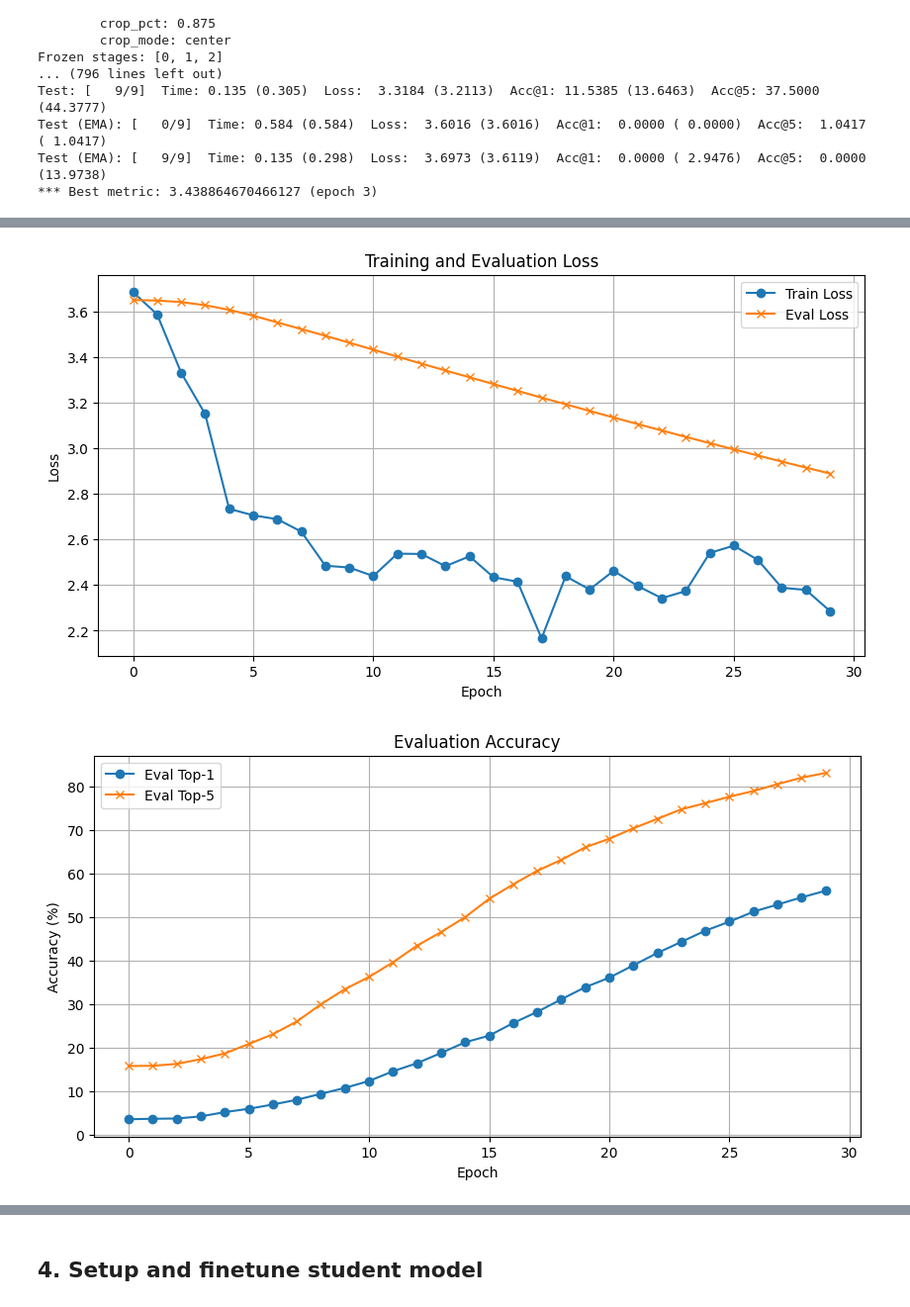
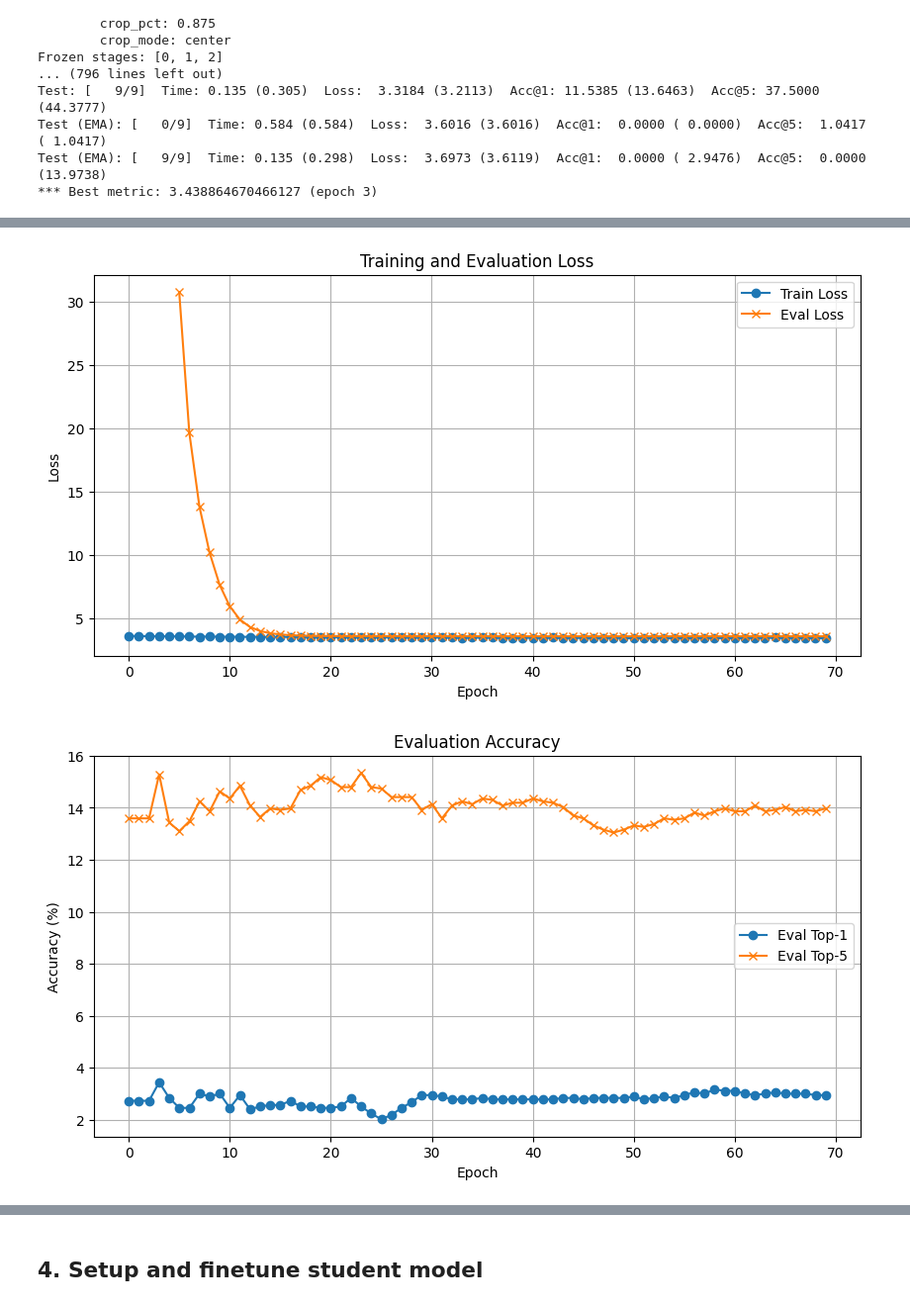
Before and after one commit to HenryNVP/fastvit-pet-mobile, a Jupyter notebook: notebooks/fastvit-pet.ipynb, the cells around one changed output, grey strips where cells are left out. Shown at 99% size. Saved outputs shown, nothing was run; the diff lists cells and outputs as text; code cells hidden in the pictures.

```diff
--- a/notebooks/fastvit-pet.ipynb
+++ b/notebooks/fastvit-pet.ipynb
@@ -264,33 +249,31 @@ You can find this file in the Colab file browser and download it.
 # %%
-import pandas as pd
-import matplotlib.pyplot as plt
 
 # Load the CSV summary
-summary_path = '/content/fastvit-pet-mobile/output/20251119-233915-fastvit_t8-256/summary.csv'
+summary_path = '/content/fastvit-pet-mobile/output/20251127-043033-fastvit_sa12-256/summary.csv'
 df = pd.read_csv(summary_path)
 
 # Plot training and evaluation loss
 plt.figure(figsize=(10,5))
 plt.plot(df['epoch'], df['train_loss'], label='Train Loss', marker='o')
 plt.plot(df['epoch'], df['eval_loss'], label='Eval Loss', marker='x')
 plt.xlabel('Epoch')
 plt.ylabel('Loss')
 plt.title('Training and Evaluation Loss')
 plt.legend()
 plt.grid(True)
 plt.show()
 
 # Plot evaluation Top-1 and Top-5 accuracy
 plt.figure(figsize=(10,5))
 plt.plot(df['epoch'], df['eval_top1'], label='Eval Top-1', marker='o')
 plt.plot(df['epoch'], df['eval_top5'], label='Eval Top-5', marker='x')
 plt.xlabel('Epoch')
 plt.ylabel('Accuracy (%)')
 plt.title('Evaluation Accuracy')
 plt.legend()
 plt.grid(True)
 plt.show()
 # %% [output]
-[figure, old version]
+[figure, new version]
-[figure, old version]
+[figure, new version]
 # %%
```
Also changed, not shown: parts of 8 cells of this notebook.
